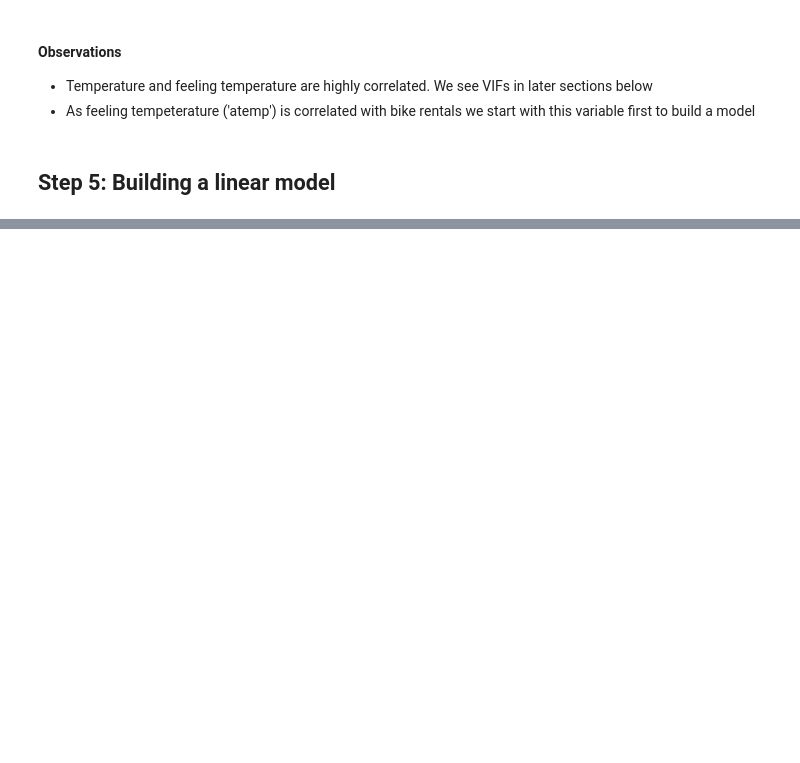
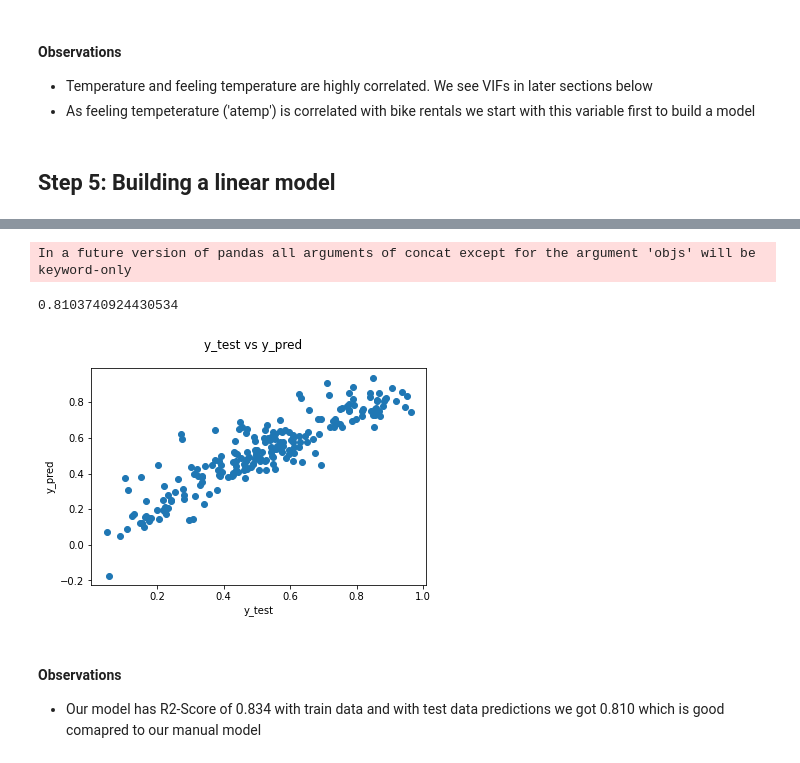
Before and after one commit to bhogasena/BikeSharingDemad, a Jupyter notebook: Bike_Sharing_Prediction.ipynb, the cells around one changed output, grey strips where cells are left out. Cells and saved outputs as stored; diff of their text form; code cells hidden in the pictures; blank space fills up the shorter version.

Commit message:
Final Model

```diff
--- a/Bike_Sharing_Prediction.ipynb
+++ b/Bike_Sharing_Prediction.ipynb
@@ -737,0 +981,4 @@ get_vif()
+# %%
+sig_cols = X_train_sk.columns[rfe.support_]
+# %%
+rfe_final_model = linear_model(sig_cols,X_train_sk)
@@ -737,0 +1004,26 @@ get_vif()
+# %%
+X_test = X_test[sig_cols]
+# %%
+X_test_lm = sm.add_constant(X_test[sig_cols])
+y_pred = rfe_final_model.predict(X_test_lm)
+# %% [output]
+In a future version of pandas all arguments of concat except for the argument 'objs' will be keyword-only
+# %%
+r2 = r2_score(y_test,y_pred)
+r2
+# %% [output]
+0.8103740924430534
+# %%
+fig = plt.figure()
+plt.scatter(y_test, y_pred)
+fig.suptitle('y_test vs y_pred')
+plt.xlabel('y_test')
+plt.ylabel('y_pred')
+plt.show()
+# %% [output]
+[figure, added]
+# %% [markdown]
+#### Observations
+
+
+*   Our model has R2-Score of 0.834 with train data and with test data predictions we got 0.810 which is good comapred to our manual model
```
Also changed, not shown: parts of 87 cells of this notebook.
